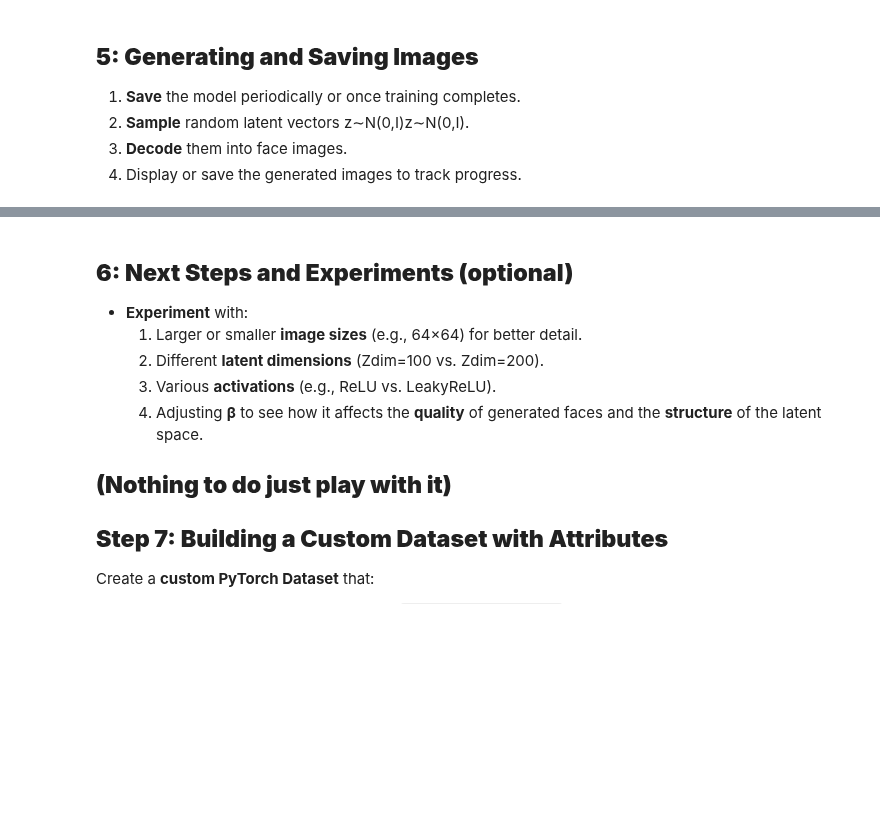
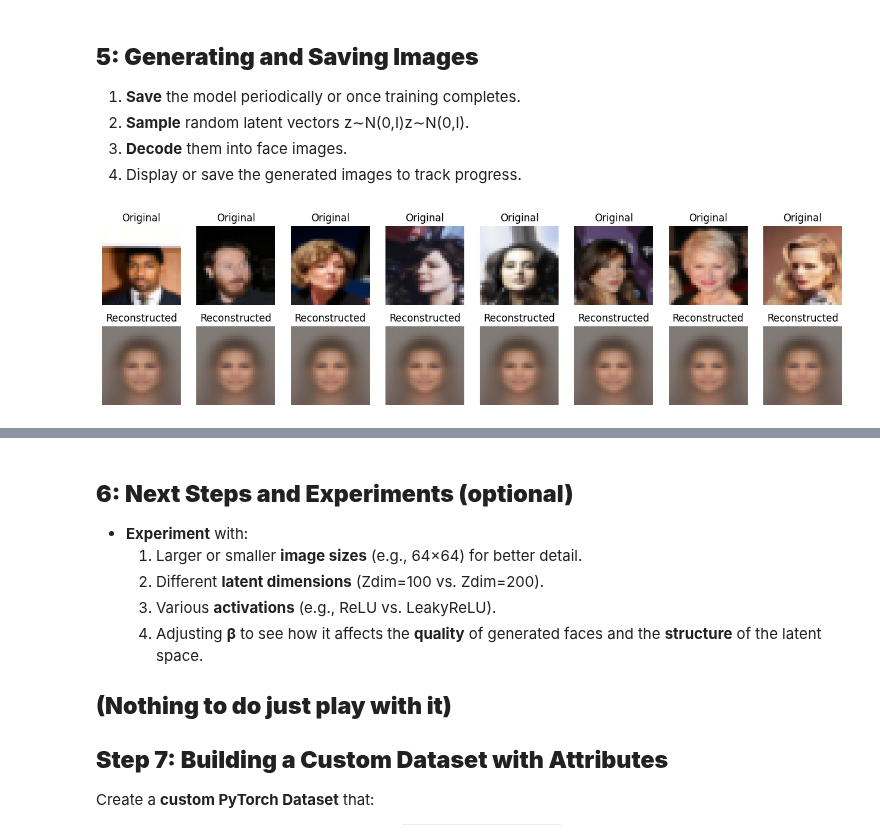
Before and after one commit to Maxime1295/Gen_IA_TP_1, a Jupyter notebook: TP1_3.ipynb, the cells around one changed output, grey strips where cells are left out. Cells and saved outputs as stored; diff of their text form; code cells hidden in the pictures; blank space fills up the shorter version.

```diff
--- a/TP1_3.ipynb
+++ b/TP1_3.ipynb
@@ -24,7 +46,7 @@ LEARNING_RATE = 0.0005
 EPOCHS = 30
 BETA = 2000  # Weight on reconstruction loss
 LOAD_MODEL = False
-DEVICE = "cuda" "mps"
+DEVICE = "cuda" #"mps"
 # %% [markdown]
 ## **1: Dataset Preparation and Exploration**
 
@@ -139,11 +163,11 @@ class Encoder(nn.Module):
 * This allows gradients to flow back through μ and σ, despite sampling being a stochastic process.
 # %%
 class Sampling(nn.Module):
-    def forward(self, xxx, xxx):
+    def forward(self, mu, logvar):
         # Reparameterization trick
-        std =xxx
-        eps =xxx
-        return xxx + xxx * xxx
+        std = torch.exp(0.5 * logvar)
+        eps = torch.randn_like(std)
+        return mu + eps * std
 # %% [markdown]
 
 ### **2.3 Decoder**
@@ -205,14 +229,14 @@ How does the output `ConvTranspose2d` layer ensure the final resolution is 32×3
 class VAE(nn.Module):
     def __init__(self, z_dim=Z_DIM):
         super().__init__()
-        self.encoder = xxx(z_dim)
-        self.decoder = xxx(z_dim)
-        self.sampling = xxx()
+        self.encoder = Encoder(z_dim)
+        self.decoder = Decoder(z_dim)
+        self.sampling = Sampling()
 
     def forward(self, x):
-        mu, logvar = self.xxx(x)
-        z = self.xxx(mu, logvar)
-        recon = self.xxx(z)
+        mu, logvar = self.encoder(x)
+        z = self.sampling(mu, logvar)
+        recon = self.decoder(z)
         return mu, logvar, recon, z
 # %% [markdown]
 
@@ -265,24 +292,23 @@ if LOAD_MODEL and os.path.exists("./models/vae.pt"):
       * **Backpropagate** and **update weights**.
    3. Print or log the **average loss** per epoch.
 # %%
-
-model = xxx(xxx).to(DEVICE)
-optimizer = optim.xxx(model.parameters(), lr=xxx)
+model = VAE(Z_DIM).to(DEVICE)
+optimizer = optim.Adam(model.parameters(), lr=LEARNING_RATE)
 for epoch in range(EPOCHS):
     model.train()
     total_loss_val = 0.0
     total_rec_val = 0.0
     total_kl_val = 0.0
 
-    for batch_idx, (x, _) in enumerate(xxx):
+    for batch_idx, (x, _) in enumerate(train_loader):  # replace xxx with train_loader
         x = x.to(DEVICE)
-        optimizer.xxx()
+        optimizer.zero_grad()  # replace xxx with zero_grad()
 
         mu, logvar, recon, _ = model(x)
-        loss, rec_loss, kl_loss = vae_loss_fn(xxx, xxx, xxx, xxx, xxx)
+        loss, rec_loss, kl_loss = vae_loss_fn(x, recon, mu, logvar, BETA)  # fill in x, recon, mu, logvar, BETA
 
-        loss.xxx()
-        optimizer.xxx()
+        loss.backward()  # replace xxx with backward()
+        optimizer.step()  # replace xxx with step()
 
         total_loss_val += loss.item()
         total_rec_val += rec_loss.item()
@@ -293,3 +319,4 @@ for epoch in range(EPOCHS):
     avg_kl = total_kl_val / len(train_loader)
 
     print(f"Epoch [{epoch+1}/{EPOCHS}] | Loss: {avg_loss:.4f} | Recon: {avg_rec:.4f} | KL: {avg_kl:.4f}")
+torch.save(model.state_dict(), "VAEmodel_state_dict.pth")
@@ -315,34 +360,36 @@ model.eval()
 # Take a small batch to reconstruct
 data_iter = iter(train_loader)
 images, _ = next(data_iter)
 images = images[:8].to(DEVICE)
 
 with torch.no_grad():
-    mu, logvar, recon,_ = xxx(images)
+    mu, logvar, recon,_ = model(images)
 
 # Visualize original vs. reconstructions
 def show_reconstructions(orig, recon):
     """
     Show original (top row) and reconstructions (bottom row).
     """
     n = orig.size(0)
     plt.figure(figsize=(2*n, 4))
     for i in range(n):
         # Original
         plt.subplot(2, n, i+1)
         plt.imshow(orig[i].permute(1,2,0).cpu().numpy())
         plt.title("Original")
         plt.axis("off")
 
     for i in range(n):
         # Recon
         plt.subplot(2, n, n+i+1)
         plt.imshow(recon[i].permute(1,2,0).detach().cpu().numpy())
         plt.title("Reconstructed")
         plt.axis("off")
     plt.show()
 
 show_reconstructions(images, recon)
+# %% [output]
+[figure, added]
 # %%
 model.eval()
 
```
Also changed, not shown: parts of 12 cells of this notebook, 2 other files.
